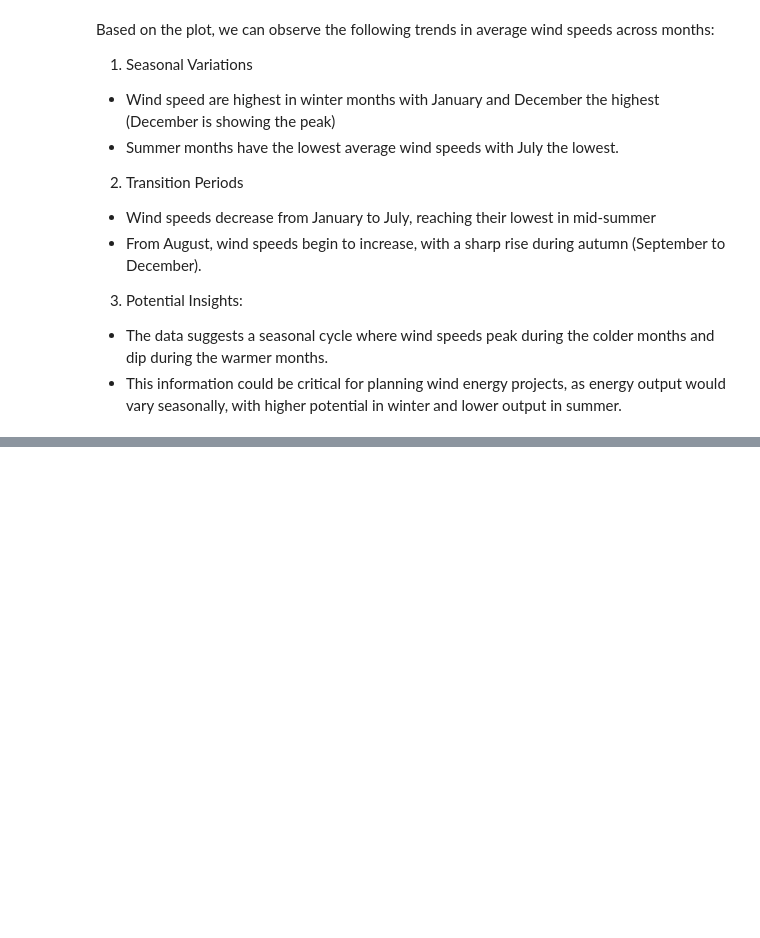
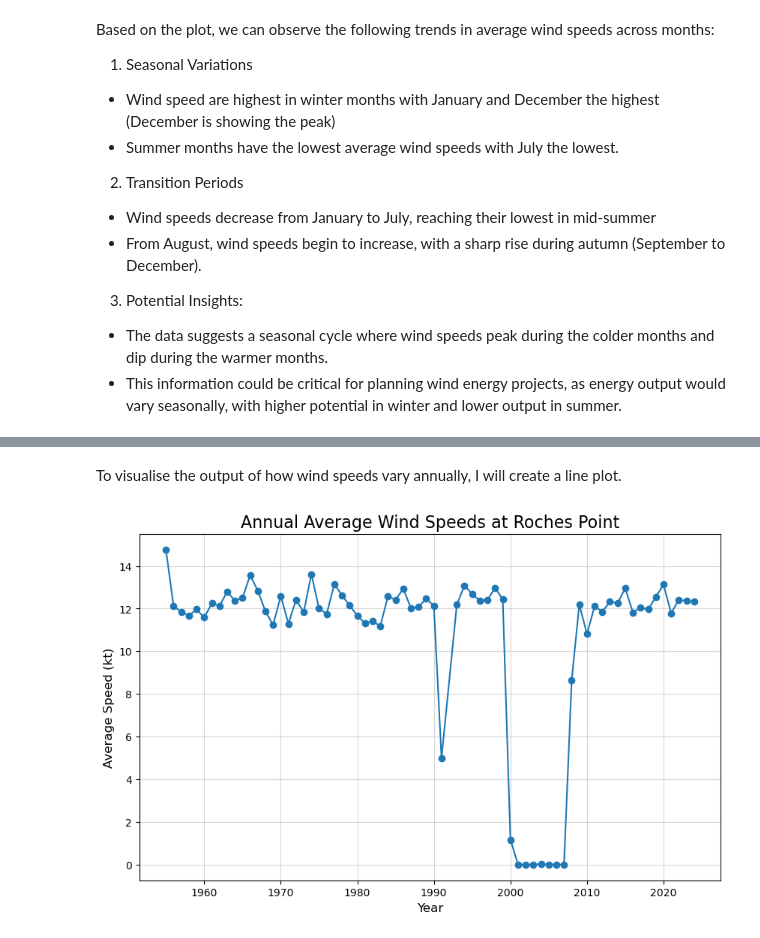
Before and after one commit to mondbr/PFDA_project, a Jupyter notebook: analysis.ipynb, the cells around one changed output, grey strips where cells are left out. Drawn from its saved outputs; the diff is of its cells as text; code cells hidden in the pictures; blank space fills up the shorter version.

Commit message:
plotting annual average wdsp and handling missing data

```diff
--- a/analysis.ipynb
+++ b/analysis.ipynb
@@ -344,0 +348,12 @@ Based on the plot, we can observe the following trends in average wind speeds ac
+# %%
+# Extracting the year from the datetime column
+df['year'] = df['datetime'].dt.year
+
+# Adding the year column to cleandf
+cleandf['year'] = df['year']
+
+# Grouping by month and calculating the mean wind speed
+annual_avg = cleandf.groupby('year')['wdsp'].mean()
+
+# printing the monthly average wind speed
+print(annual_avg)
@@ -344,0 +374,16 @@ Based on the plot, we can observe the following trends in average wind speeds ac
+# %% [markdown]
+To visualise the output of how wind speeds vary annually, I will create a line plot.
+# %%
+# Plotting the annual average wind speeds
+plt.figure(figsize=(10, 6))
+
+# line plot
+plt.plot(annual_avg.index, annual_avg.values, marker='o')
+
+# adding labels, title and grid
+plt.title('Annual Average Wind Speeds at Roches Point', fontsize=16)
+plt.xlabel('Year', fontsize=12)
+plt.ylabel('Average Speed (kt)', fontsize=12)
+plt.grid(alpha=0.5)
+# %% [output]
+[figure, added]
```
Also changed, not shown: parts of 7 cells of this notebook.
